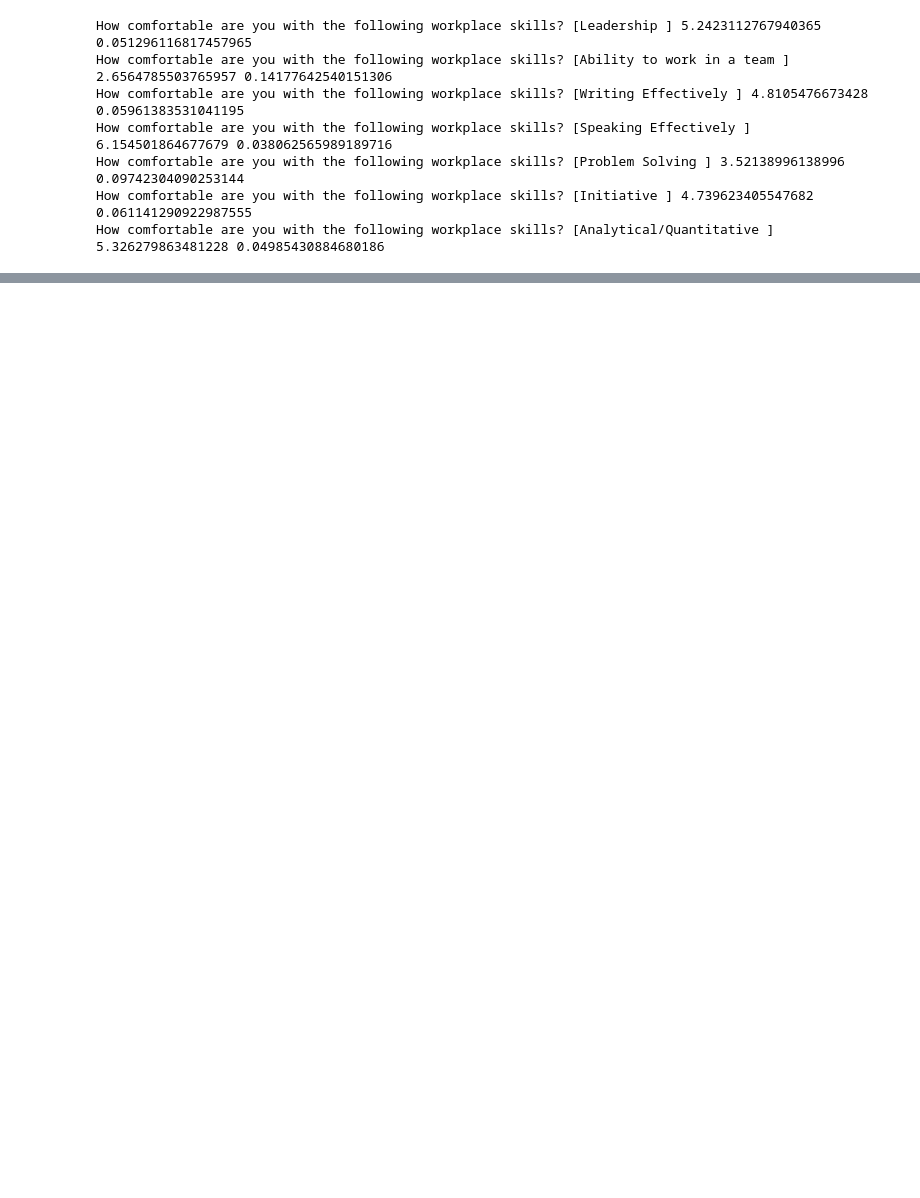
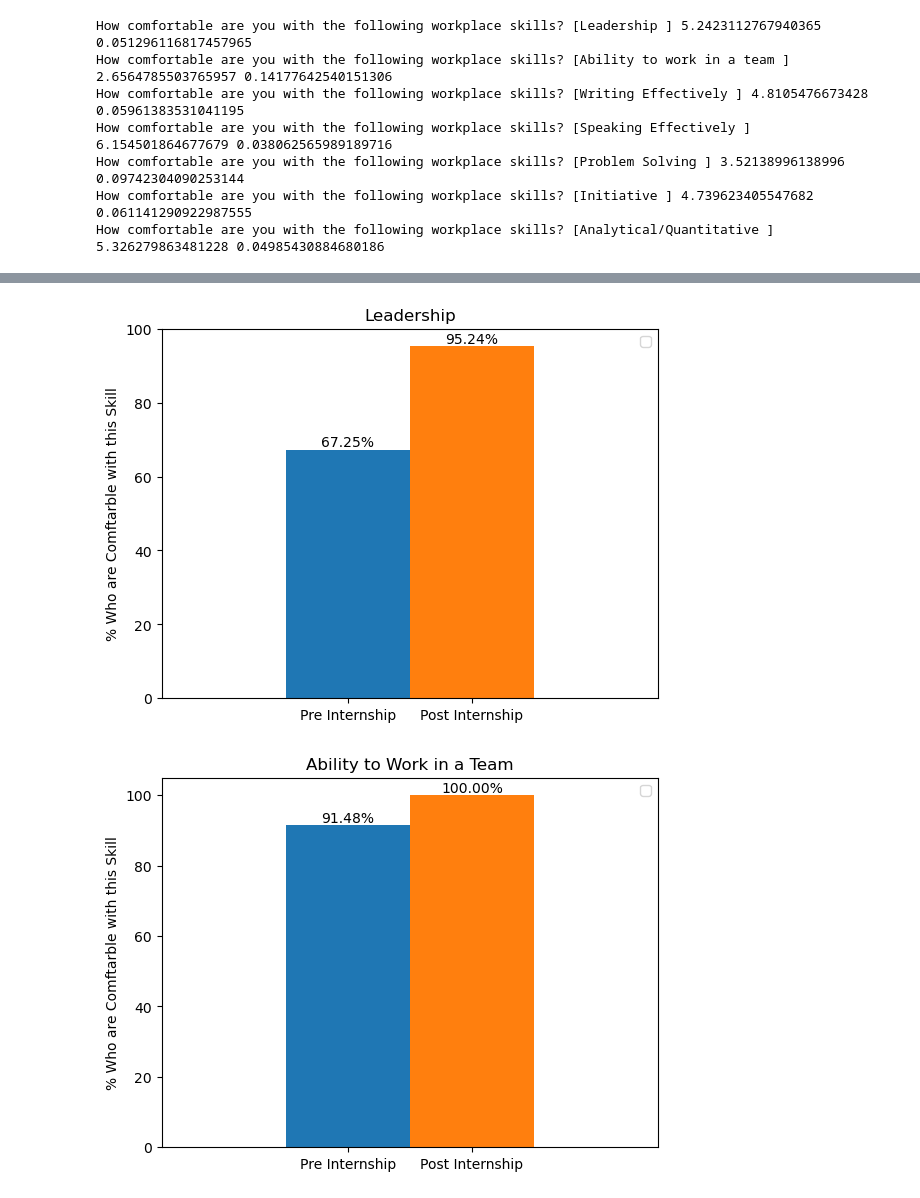
Before and after one commit to sethjmarcus/seth_tiqc, a Jupyter notebook: data_visualization.ipynb, the cells around one changed output, grey strips where cells are left out. Cells and saved outputs as stored; diff of their text form; code cells hidden in the pictures; blank space fills up the shorter version.

```diff
--- a/data_visualization.ipynb
+++ b/data_visualization.ipynb
@@ -118,3 +143,7 @@ How comfortable are you with the following workplace skills? [Speaking Effective
 How comfortable are you with the following workplace skills? [Problem Solving ] 3.52138996138996 0.09742304090253144
 How comfortable are you with the following workplace skills? [Initiative ] 4.739623405547682 0.061141290922987555
 How comfortable are you with the following workplace skills? [Analytical/Quantitative ] 5.326279863481228 0.04985430884680186
+# %%
+for obj in paired_data:
+    fvalue, pvalue = stats.kendalltau(obj[2].count_post_survey, obj[2].count_pre_survey)
+    print(obj[0], pvalue)
@@ -120,0 +158,4 @@ How comfortable are you with the following workplace skills? [Analytical/Quantit
+# %%
+for obj in paired_data:
+    my_mannwhitneyu, p = mannwhitneyu(obj[2].count_post_survey, obj[2].count_pre_survey, method='exact')
+    print(obj[0], p)
@@ -120,0 +179,19 @@ How comfortable are you with the following workplace skills? [Analytical/Quantit
+# %%
+#paired_data[0][2].transpose()[['Extremely Comfortable', 'Moderately Comfortable']].transpose().sum().plot(kind='bar', stacked=False, title=obj[0])
+titles = ['Leadership', 'Ability to Work in a Team', 'Writing Effectively', 'Speaking Effectively', 'Problem Solving', 'Initiative', 'Analytical//Quantitative']
+for obj, t in zip(paired_data, titles):
+    df = obj[2].transpose()[['Extremely Comfortable', 'Moderately Comfortable']].transpose().sum().to_frame().transpose()
+    df = df.rename(columns={'count_post_survey':'Post Internship', 'count_pre_survey':'Pre Internship'})
+    df = df[['Pre Internship', 'Post Internship']]
+    ax = df.plot(kind='bar', stacked=False, title=t, rot=0)
+    ax.set_xticks([-.125, .125])
+    ax.set_xticklabels(['Pre Internship', 'Post Internship'])
+    ax.set_ylabel('% Who are Comftarble with this Skill')
+    for bars in ax.containers:
+        ax.bar_label(container=bars, fmt='%.2f%%', label_type='edge')
+    ax.legend(labels=[])
+
+    plt.savefig(fname = './images/comfort_comparison_charts/' + obj[0].replace("l/Q", "l_Q") + '.png', dpi=300, bbox_inches='tight')
+# %% [output]
+[figure, added]
+[figure, added]
```
Also changed, not shown: parts of 7 cells of this notebook.
